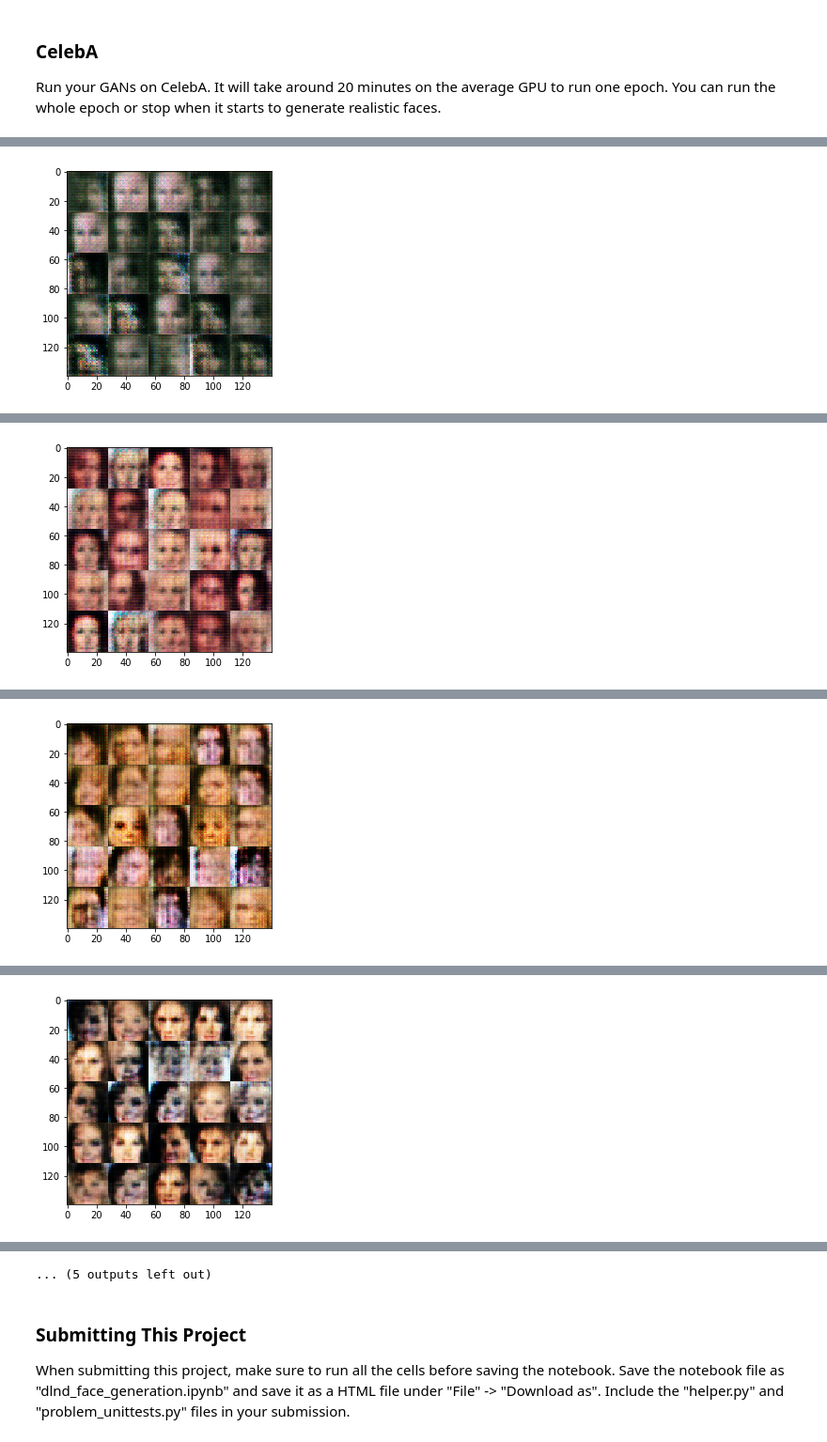
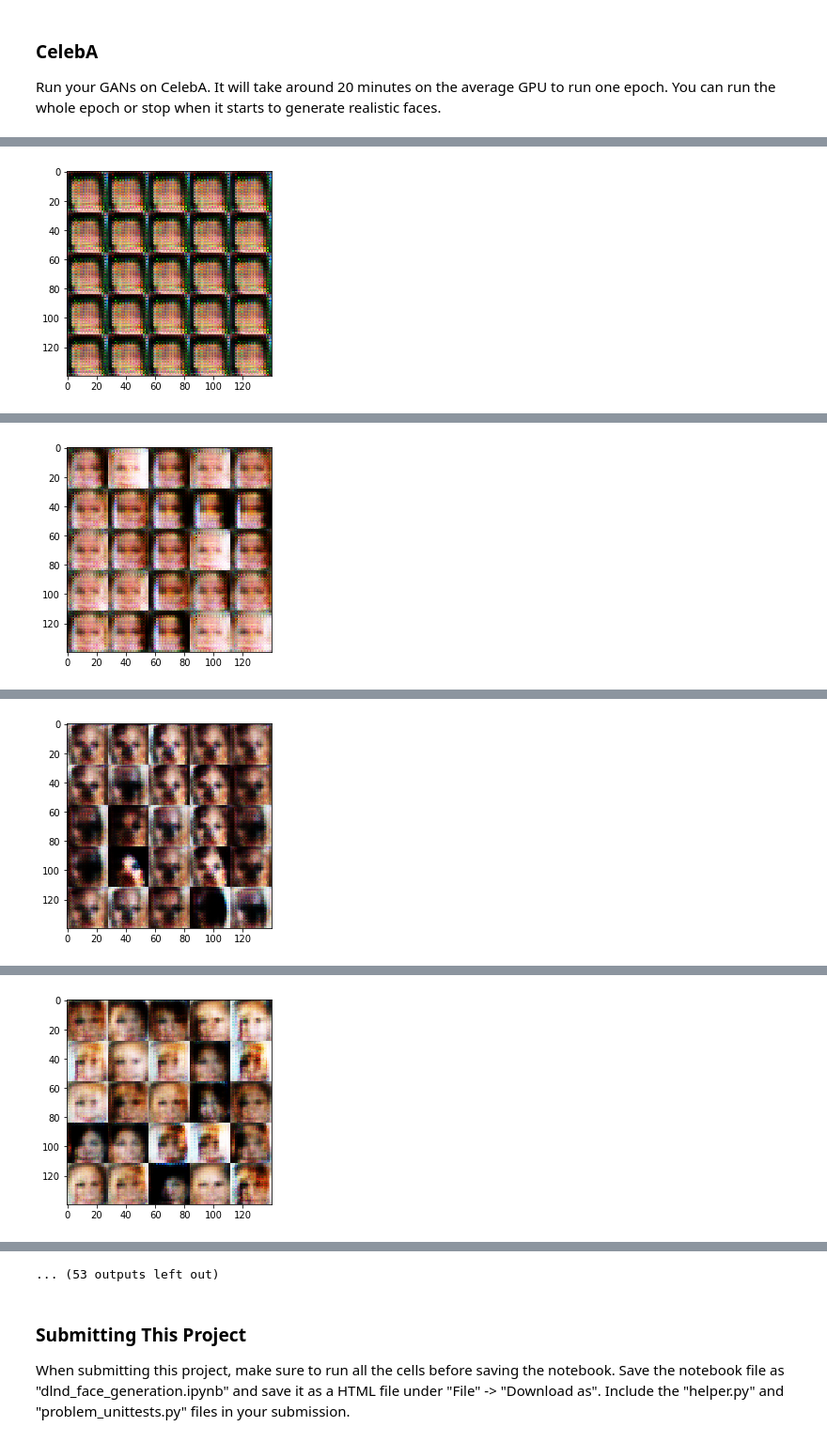
Before and after one commit to vascome/face_generation, a Jupyter notebook: dlnd_face_generation.ipynb, the cells around one changed output, grey strips where cells are left out. Shown at 94% size. Cells and saved outputs as stored; diff of their text form; code cells hidden in the pictures.

```diff
--- a/dlnd_face_generation.ipynb
+++ b/dlnd_face_generation.ipynb
@@ -137,7 +137,7 @@ Tests Passed
 ### Discriminator
 Implement `discriminator` to create a discriminator neural network that discriminates on `images`.  This function should be able to reuse the variables in the neural network.  Use [`tf.variable_scope`](https://www.tensorflow.org/api_docs/python/tf/variable_scope) with a scope name of "discriminator" to allow the variables to be reused.  The function should return a tuple of (tensor output of the discriminator, tensor logits of the discriminator).
 # %%
-alpha = 0.2
+alpha = 0.09
 # %%
 def discriminator(images, reuse=False):
     """
@@ -189,21 +190,26 @@ def generator(z, out_channel_dim, is_train=True):
     # TODO: Implement Function
     with tf.variable_scope('generator', reuse=not is_train):
 
-        x1 = tf.layers.dense(z, 2*2*512)
-        x1 = tf.reshape(x1, (-1,2,2,512))
+        x1 = tf.layers.dense(z, 4*4*512)
+        x1 = tf.reshape(x1, (-1,4,4,512))
         x1 = tf.layers.batch_normalization(x1,training=is_train)
         x1 = tf.maximum(alpha * x1, x1)
-
-        x2 = tf.layers.conv2d_transpose(x1, 256, 5, strides=2, padding="valid")
+        #print(x1)
+        x2 = tf.layers.conv2d_transpose(x1, 256, 5, strides=1, padding="valid")
         x2 = tf.layers.batch_normalization(x2,training=is_train)
         x2 = tf.maximum(alpha * x2, x2)
-
-        x3 = tf.layers.conv2d_transpose(x2, 128, 5, strides=2, padding="same")
+        #print(x2)
+        x3 = tf.layers.conv2d_transpose(x2, 128, 5, strides=1, padding="valid")
         x3 = tf.layers.batch_normalization(x3,training=is_train)
         x3 = tf.maximum(alpha * x3, x3)
-
-        logits = tf.layers.conv2d_transpose(x3, out_channel_dim, 4, strides=2, padding="same")
+        #print(x3)
+        x4 = tf.layers.conv2d_transpose(x3, 64, 5, strides=2, padding="same")
+        x4 = tf.layers.batch_normalization(x4,training=is_train)
+        x4 = tf.maximum(alpha * x4, x4)
+        #print(x4)
+        logits = tf.layers.conv2d_transpose(x4, out_channel_dim, 5, strides=1, padding="valid")
         out = tf.tanh(logits)
+        #print(out)
 
         return out
 
@@ -433,10 +443,10 @@ Epoch 2/2 Step 1000... Discriminator Loss: 1.6613... Generator Loss: 1.0341 ...
 ### CelebA
 Run your GANs on CelebA.  It will take around 20 minutes on the average GPU to run one epoch.  You can run the whole epoch or stop when it starts to generate realistic faces.
 # %%
-batch_size = 128
+batch_size = 32
 z_dim = 100
-learning_rate = 0.001
-beta1 = 0.5
+learning_rate = 0.0005
+beta1 = 0.3
 
 
 """
@@ -456 +466 @@ Epoch 1/1 Step 200... Discriminator Loss: 1.2529... Generator Loss: 2.4660 ... T
-[figure, old version]
+[figure, new version]
@@ -461 +471 @@ Epoch 1/1 Step 400... Discriminator Loss: 1.2711... Generator Loss: 0.6749 ... T
-[figure, old version]
+[figure, new version]
@@ -466 +476 @@ Epoch 1/1 Step 600... Discriminator Loss: 1.1087... Generator Loss: 1.8034 ... T
-[figure, old version]
+[figure, new version]
@@ -471 +481 @@ Epoch 1/1 Step 800... Discriminator Loss: 1.0588... Generator Loss: 1.3935 ... T
-[figure, old version]
+[figure, new version]
@@ -482,4 +492,4 @@ Epoch 1/1 Step 1200... Discriminator Loss: 1.1074... Generator Loss: 1.1472 ...
-... (5 outputs left out)
+... (53 outputs left out)
 # %% [markdown]
 ### Submitting This Project
 When submitting this project, make sure to run all the cells before saving the notebook. Save the notebook file as "dlnd_face_generation.ipynb" and save it as a HTML file under "File" -> "Download as". Include the "helper.py" and "problem_unittests.py" files in your submission.
```
Also changed, not shown: parts of 3 cells of this notebook, 1 other file.
